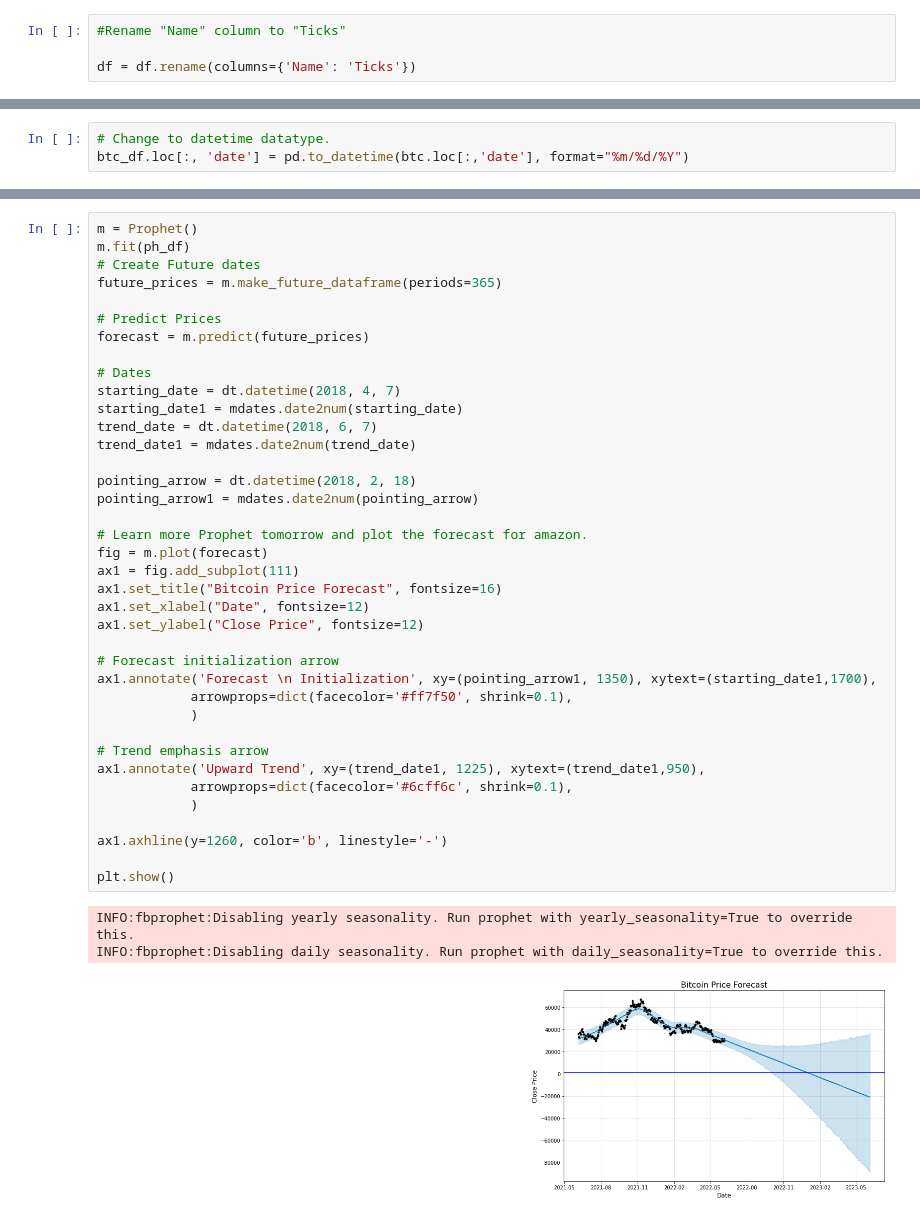
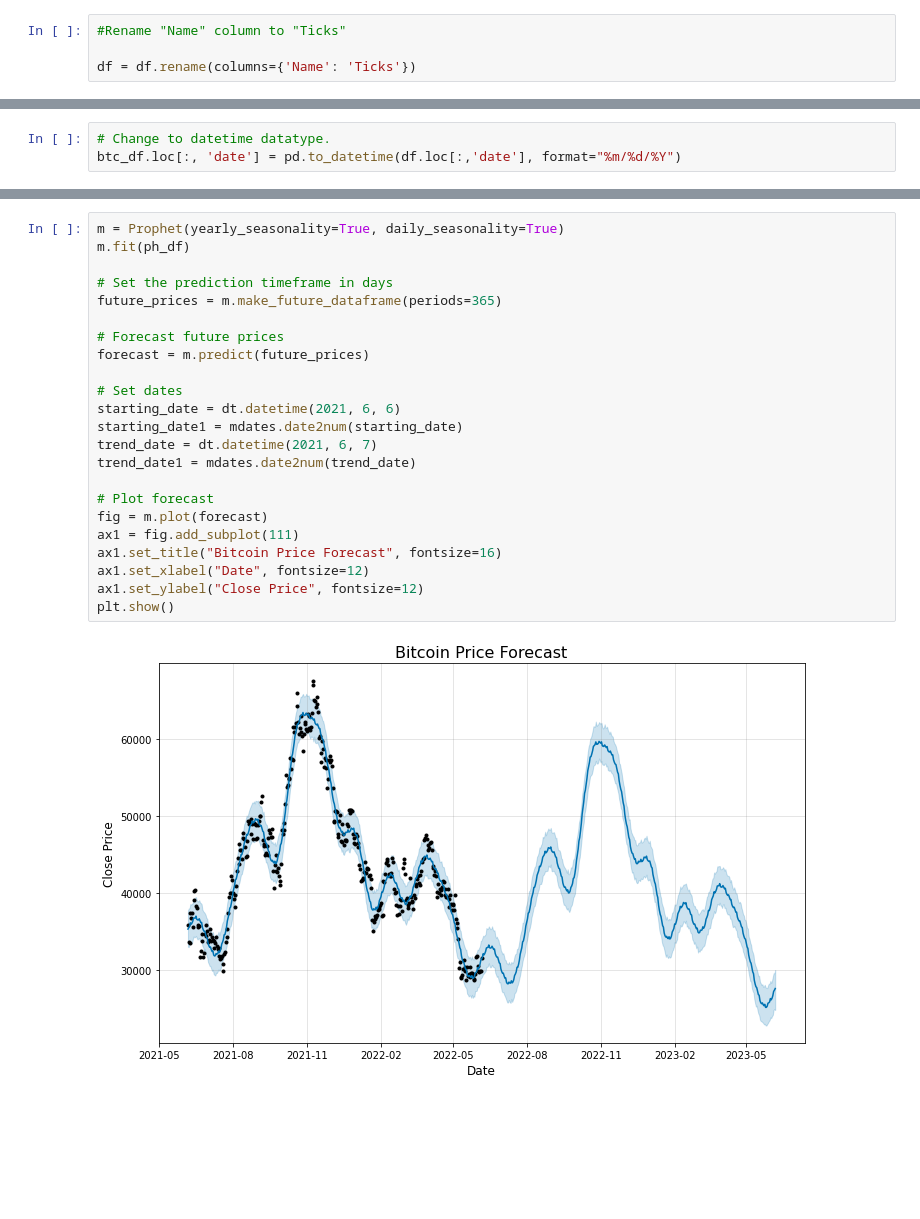
Before and after one commit to colbyenbody/crypto_price_forecaster, a Jupyter notebook: price_forecaster.ipynb, the cells around one changed output, grey strips where cells are left out. Saved outputs shown, nothing was run; the diff lists cells and outputs as text; blank space fills up the shorter version.

```diff
--- a/price_forecaster.ipynb
+++ b/price_forecaster.ipynb
@@ -37,5 +63,5 @@ df = df.rename(columns={'Name': 'Ticks'})
 btc_df = df.loc[df['Ticks'] == 'BTC']
 # %%
 # Change to datetime datatype.
-btc_df.loc[:, 'date'] = pd.to_datetime(btc.loc[:,'date'], format="%m/%d/%Y")
+btc_df.loc[:, 'date'] = pd.to_datetime(df.loc[:,'date'], format="%m/%d/%Y")
 # %%
@@ -82,44 +110,27 @@ ph_df.head()
 | 3 | 2021-06-09 | 37345.12109 |
 | 4 | 2021-06-10 | 36702.59766 |
 # %%
-m = Prophet()
+m = Prophet(yearly_seasonality=True, daily_seasonality=True)
 m.fit(ph_df)
-# Create Future dates
+
+# Set the prediction timeframe in days
 future_prices = m.make_future_dataframe(periods=365)
 
-# Predict Prices
+# Forecast future prices
 forecast = m.predict(future_prices)
 
-# Dates
-starting_date = dt.datetime(2018, 4, 7)
+# Set dates
+starting_date = dt.datetime(2021, 6, 6)
 starting_date1 = mdates.date2num(starting_date)
-trend_date = dt.datetime(2018, 6, 7)
+trend_date = dt.datetime(2021, 6, 7)
 trend_date1 = mdates.date2num(trend_date)
 
-pointing_arrow = dt.datetime(2018, 2, 18)
-pointing_arrow1 = mdates.date2num(pointing_arrow)
-
-# Learn more Prophet tomorrow and plot the forecast for amazon.
+# Plot forecast
 fig = m.plot(forecast)
 ax1 = fig.add_subplot(111)
 ax1.set_title("Bitcoin Price Forecast", fontsize=16)
 ax1.set_xlabel("Date", fontsize=12)
 ax1.set_ylabel("Close Price", fontsize=12)
-
-# Forecast initialization arrow
-ax1.annotate('Forecast \n Initialization', xy=(pointing_arrow1, 1350), xytext=(starting_date1,1700),
-            arrowprops=dict(facecolor='#ff7f50', shrink=0.1),
-            )
-
-# Trend emphasis arrow
-ax1.annotate('Upward Trend', xy=(trend_date1, 1225), xytext=(trend_date1,950),
-            arrowprops=dict(facecolor='#6cff6c', shrink=0.1),
-            )
-
-ax1.axhline(y=1260, color='b', linestyle='-')
-
 plt.show()
 # %% [output]
-INFO:fbprophet:Disabling yearly seasonality. Run prophet with yearly_seasonality=True to override this.
-INFO:fbprophet:Disabling daily seasonality. Run prophet with daily_seasonality=True to override this.
-[figure, old version]
+[figure, new version]
```
Also changed, not shown: parts of 12 cells of this notebook.
